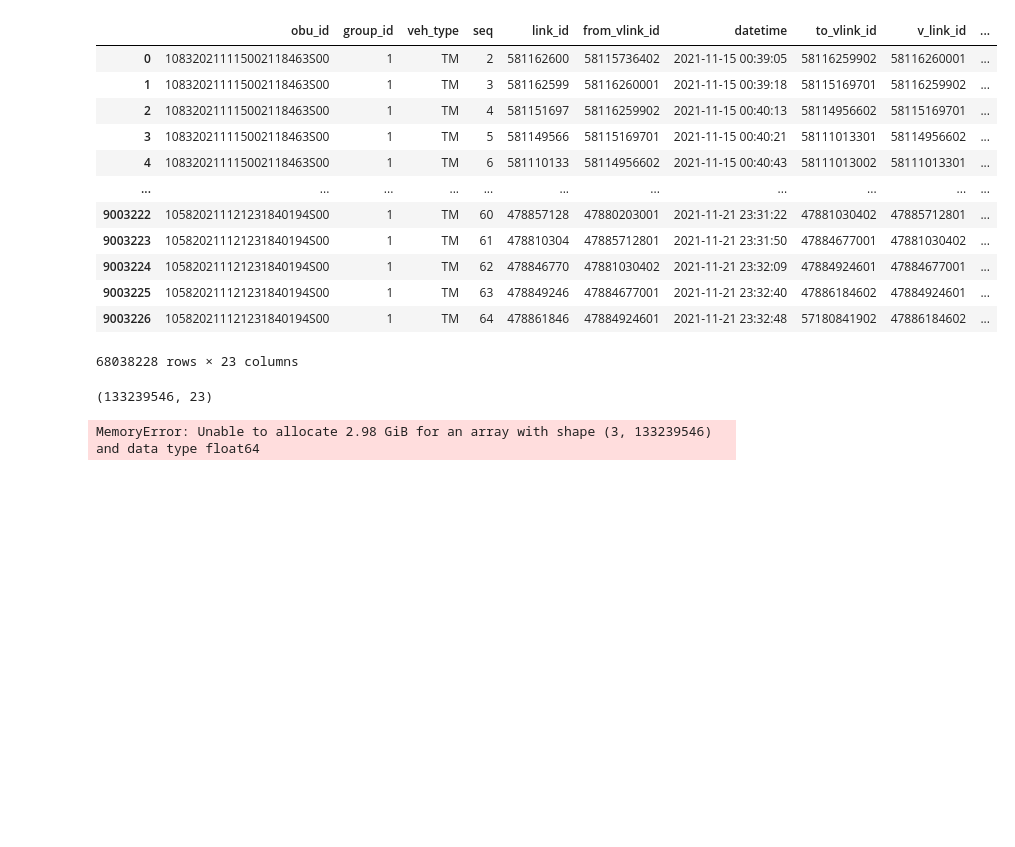
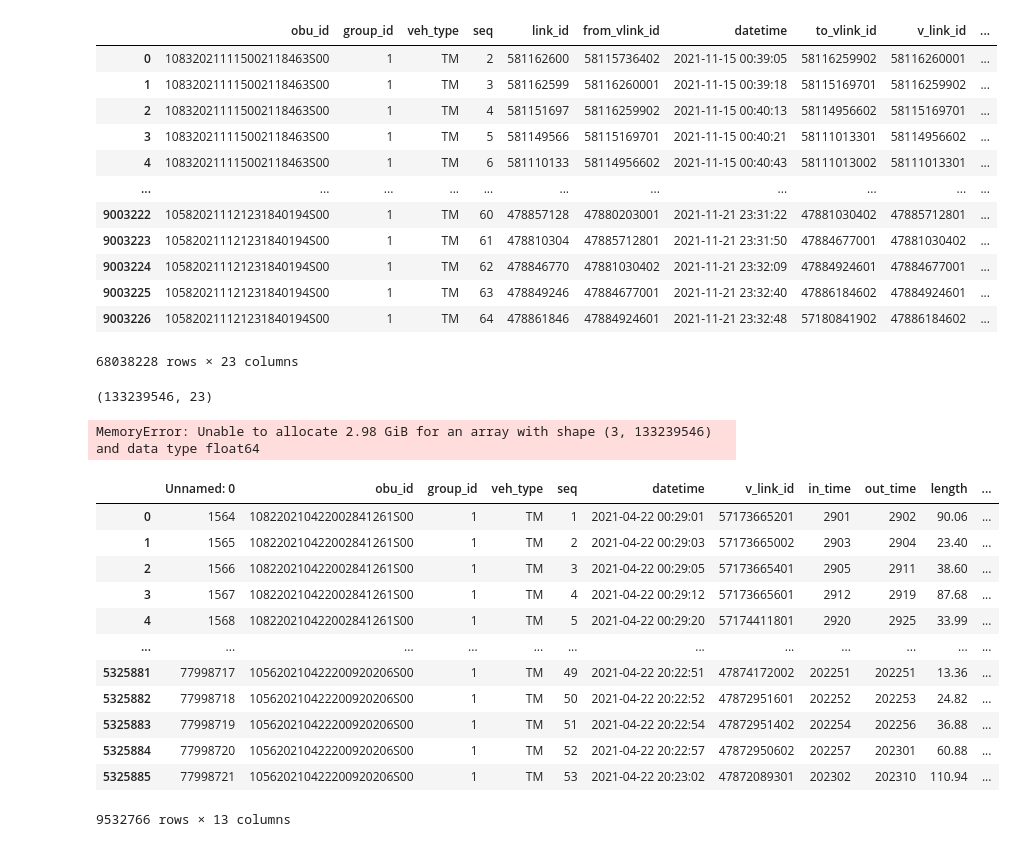
Before and after one commit to hyorim-h/SeoulTraffic, a Jupyter notebook: merging.ipynb, the cells around one changed output. Saved outputs shown, nothing was run; the diff lists cells and outputs as text; code cells hidden in the pictures; blank space fills up the shorter version.

```diff
--- a/merging.ipynb
+++ b/merging.ipynb
@@ -200,0 +421,23 @@ df14911.to_csv('J:/tmaplink2021/전처리/ETA/TM_P1_2021_hy_ETA15.csv', index=Fa
+# %%
+df = pd.read_csv('C:\\Users\\hyorim\\Desktop\\TM_P1_20210422_1_hy.csv')
+df2 = pd.read_csv('C:\\Users\\hyorim\\Desktop\\TM_P1_20210422_6_hy.csv')
+df3 = pd.read_csv('C:\\Users\\hyorim\\Desktop\\TM_P1_20210422_2_hy.csv')
+
+dfm = pd.concat([df, df3])
+dfm = pd.concat([dfm, df2])
+# %%
+dfm
+# %% [output]
+|  | Unnamed: 0 | obu_id | group_id | veh_type | seq | datetime | v_link_id | in_time | out_time | length | ... |
+| 0 | 1564 | 108220210422002841261S00 | 1 | TM | 1 | 2021-04-22 00:29:01 | 57173665201 | 2901 | 2902 | 90.06 | ... |
+| 1 | 1565 | 108220210422002841261S00 | 1 | TM | 2 | 2021-04-22 00:29:03 | 57173665002 | 2903 | 2904 | 23.40 | ... |
+| 2 | 1566 | 108220210422002841261S00 | 1 | TM | 3 | 2021-04-22 00:29:05 | 57173665401 | 2905 | 2911 | 38.60 | ... |
+| 3 | 1567 | 108220210422002841261S00 | 1 | TM | 4 | 2021-04-22 00:29:12 | 57173665601 | 2912 | 2919 | 87.68 | ... |
+| 4 | 1568 | 108220210422002841261S00 | 1 | TM | 5 | 2021-04-22 00:29:20 | 57174411801 | 2920 | 2925 | 33.99 | ... |
+| ... | ... | ... | ... | ... | ... | ... | ... | ... | ... | ... | ... |
+| 5325881 | 77998717 | 105620210422200920206S00 | 1 | TM | 49 | 2021-04-22 20:22:51 | 47874172002 | 202251 | 202251 | 13.36 | ... |
+| 5325882 | 77998718 | 105620210422200920206S00 | 1 | TM | 50 | 2021-04-22 20:22:52 | 47872951601 | 202252 | 202253 | 24.82 | ... |
+| 5325883 | 77998719 | 105620210422200920206S00 | 1 | TM | 51 | 2021-04-22 20:22:54 | 47872951402 | 202254 | 202256 | 36.88 | ... |
+| 5325884 | 77998720 | 105620210422200920206S00 | 1 | TM | 52 | 2021-04-22 20:22:57 | 47872950602 | 202257 | 202301 | 60.88 | ... |
+| 5325885 | 77998721 | 105620210422200920206S00 | 1 | TM | 53 | 2021-04-22 20:23:02 | 47872089301 | 202302 | 202310 | 110.94 | ... |
+9532766 rows × 13 columns
```
Also changed, not shown: parts of 43 cells of this notebook, 1 other file.
